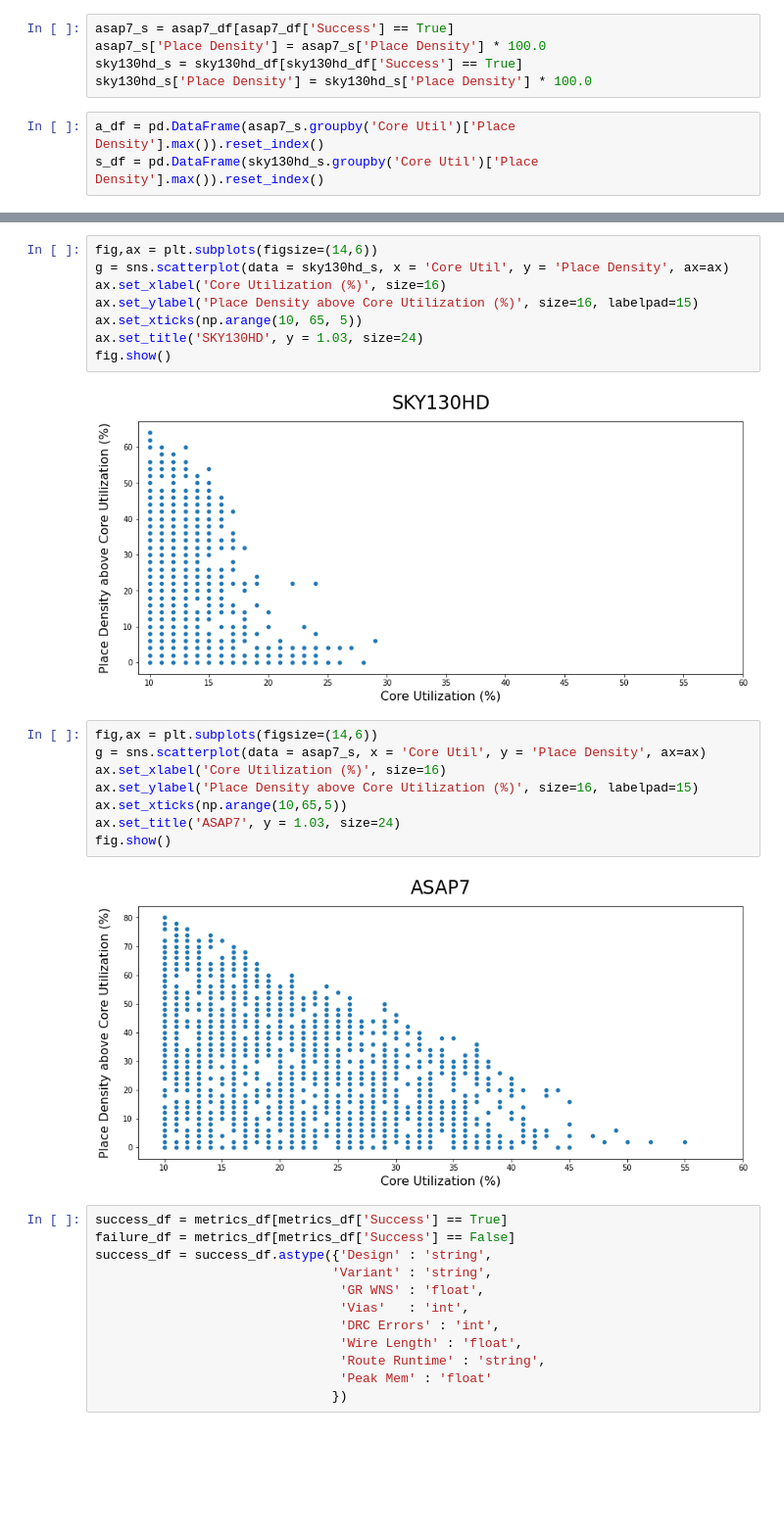
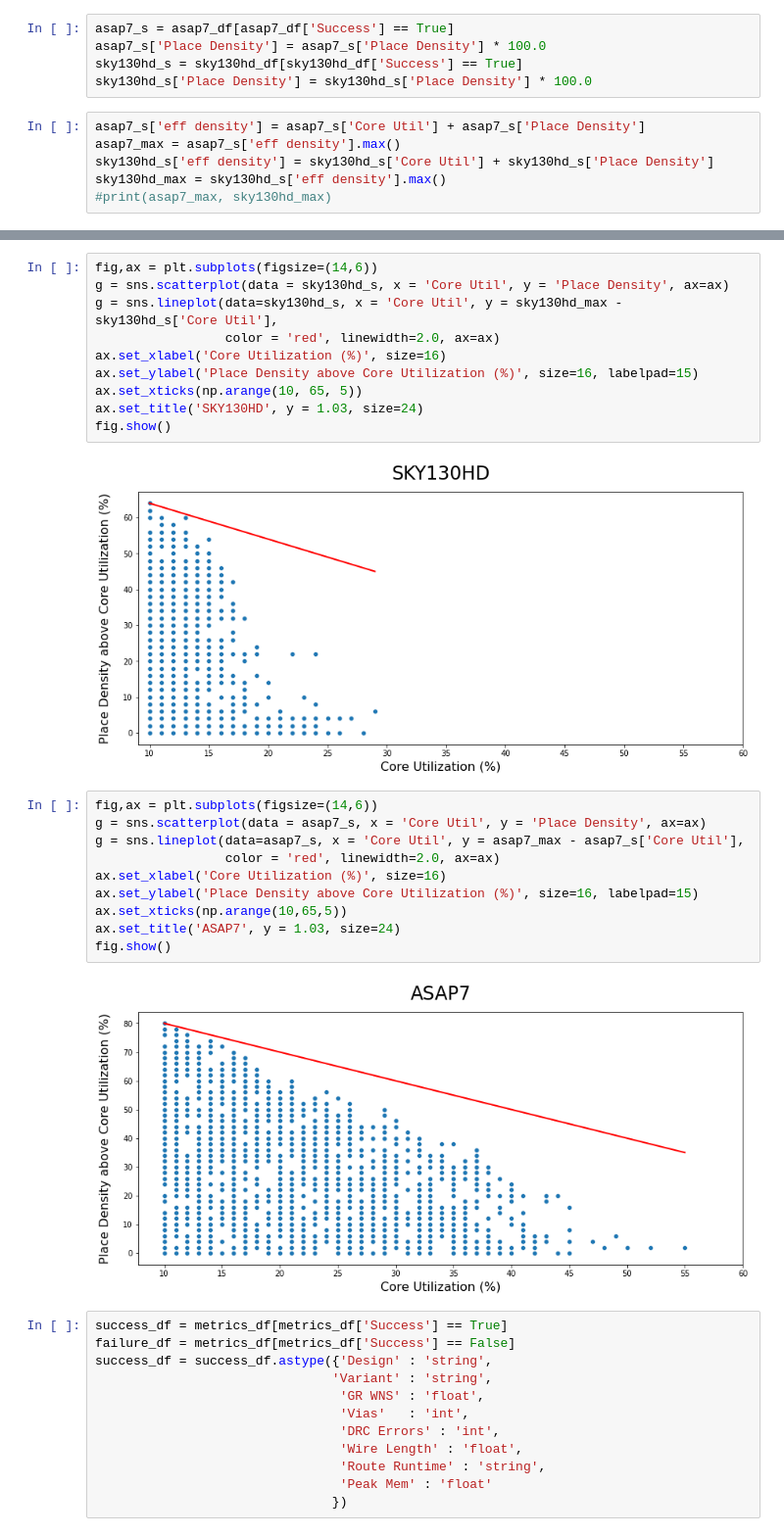
Before and after one commit to ieee-ceda-datc/datc-rdf-Metrics4ML, a Jupyter notebook: experiments/asap7_sky130hd__ibex_core__util_versus_place_density/METRICS2.1-exp4.ipynb, the cells around one changed output, grey strips where cells are left out. Shown at 98% size. Saved outputs shown, nothing was run; the diff lists cells and outputs as text; blank space fills up the shorter version.

Commit message:
add the red trace for max place density to plots

```diff
--- a/experiments/asap7_sky130hd__ibex_core__util_versus_place_density/METRICS2.1-exp4.ipynb
+++ b/experiments/asap7_sky130hd__ibex_core__util_versus_place_density/METRICS2.1-exp4.ipynb
@@ -188,5 +192,8 @@ asap7_s['Place Density'] = asap7_s['Place Density'] * 100.0
 sky130hd_s = sky130hd_df[sky130hd_df['Success'] == True]
 sky130hd_s['Place Density'] = sky130hd_s['Place Density'] * 100.0
 # %%
-a_df = pd.DataFrame(asap7_s.groupby('Core Util')['Place Density'].max()).reset_index()
-s_df = pd.DataFrame(sky130hd_s.groupby('Core Util')['Place Density'].max()).reset_index()
+asap7_s['eff density'] = asap7_s['Core Util'] + asap7_s['Place Density']
+asap7_max = asap7_s['eff density'].max()
+sky130hd_s['eff density'] = sky130hd_s['Core Util'] + sky130hd_s['Place Density']
+sky130hd_max = sky130hd_s['eff density'].max()
+#print(asap7_max, sky130hd_max)
@@ -193,23 +202,27 @@ s_df = pd.DataFrame(sky130hd_s.groupby('Core Util')['Place Density'].max()).rese
 # %%
 fig,ax = plt.subplots(figsize=(14,6))
 g = sns.scatterplot(data = sky130hd_s, x = 'Core Util', y = 'Place Density', ax=ax)
+g = sns.lineplot(data=sky130hd_s, x = 'Core Util', y = sky130hd_max - sky130hd_s['Core Util'],
+                 color = 'red', linewidth=2.0, ax=ax)
 ax.set_xlabel('Core Utilization (%)', size=16)
 ax.set_ylabel('Place Density above Core Utilization (%)', size=16, labelpad=15)
 ax.set_xticks(np.arange(10, 65, 5))
 ax.set_title('SKY130HD', y = 1.03, size=24)
 fig.show()
 # %% [output]
-[figure, old version]
+[figure, new version]
 # %%
 fig,ax = plt.subplots(figsize=(14,6))
 g = sns.scatterplot(data = asap7_s, x = 'Core Util', y = 'Place Density', ax=ax)
+g = sns.lineplot(data=asap7_s, x = 'Core Util', y = asap7_max - asap7_s['Core Util'],
+                 color = 'red', linewidth=2.0, ax=ax)
 ax.set_xlabel('Core Utilization (%)', size=16)
 ax.set_ylabel('Place Density above Core Utilization (%)', size=16, labelpad=15)
 ax.set_xticks(np.arange(10,65,5))
 ax.set_title('ASAP7', y = 1.03, size=24)
 fig.show()
 # %% [output]
-[figure, old version]
+[figure, new version]
 # %%
 success_df = metrics_df[metrics_df['Success'] == True]
 failure_df = metrics_df[metrics_df['Success'] == False]
```
Also changed, not shown: parts of 9 cells of this notebook, 1 other file.
